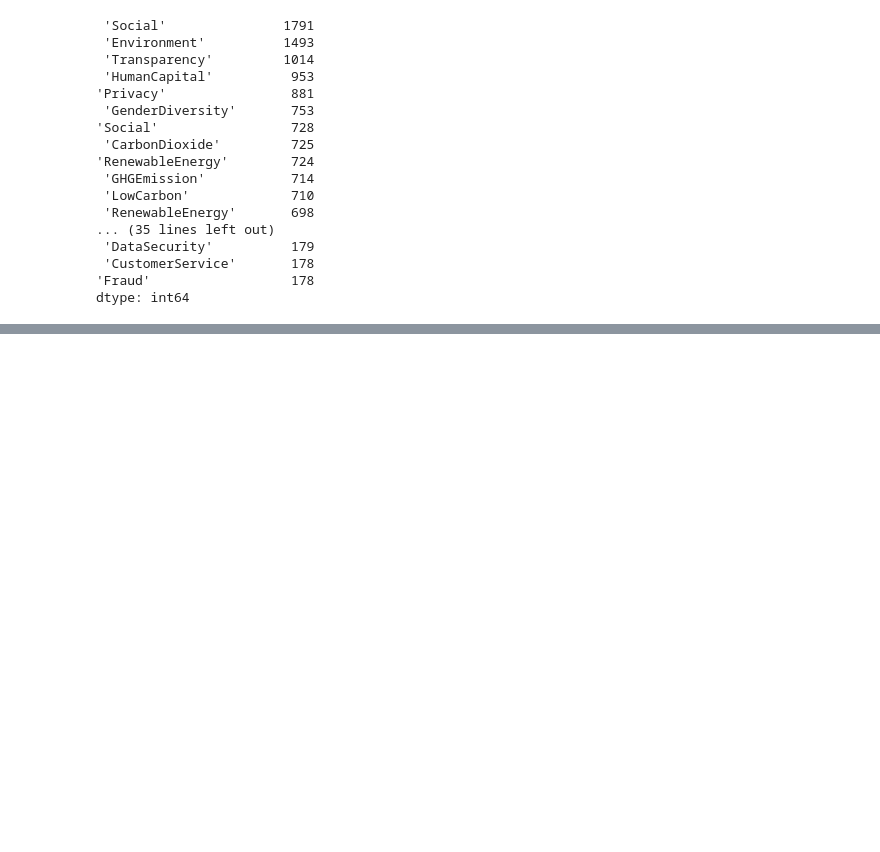
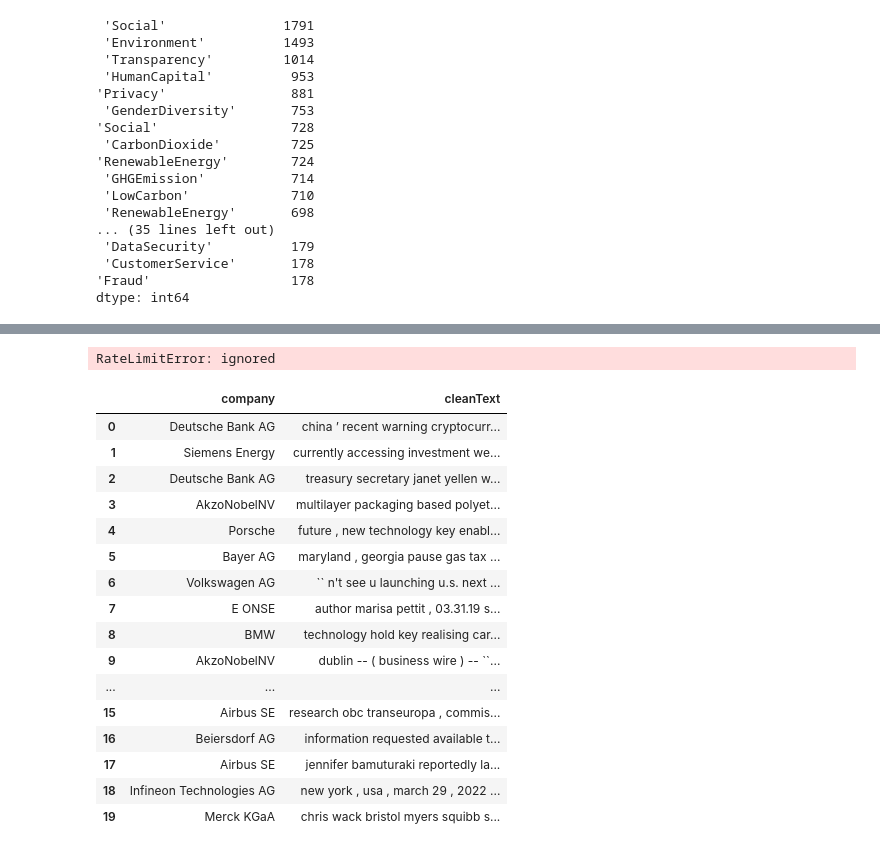
Before and after one commit to GeraldL19/Final-Year-Project-2024, a Jupyter notebook: DAX_trial_23_10_07.ipynb, the cells around one changed output, grey strips where cells are left out. Cells and saved outputs as stored; diff of their text form; code cells hidden in the pictures; blank space fills up the shorter version.

````diff
--- a/DAX_trial_23_10_07.ipynb
+++ b/DAX_trial_23_10_07.ipynb
@@ -128,0 +263,23 @@ dtype: int64
+# %%
+# ChatGPT 3.5 turbo
+
+def get_completion(prompt, model="gpt-3.5-turbo"):
+    messages = [{"role": "user", "content": prompt}]
+    response = openai.ChatCompletion.create(
+        model=model,
+        messages=messages,
+        temperature=0,
+    )
+    return response.choices[0].message["cleanText"]
+
+prompt = f"""
+I have obtained 500 sentences from the content of ESG reports of several companies and put it in a dataframe.
+These reports aim at informing the public over the company's initiatives and progress regarding Environment, Social and Governance matters.
+Please assign a value of 1.0 for positive sentiment, 0.5 for neutral sentiment, or 0.0 for negative sentiment, for each sentence. \
+Sentences: ```{df_sentences_sample}```
+"""
+
+response = get_completion(prompt)
+print(response) # response denies the request
+# %% [output]
+RateLimitError: ignored
@@ -128,0 +288,25 @@ dtype: int64
+# %%
+df_sentences = filtered_df[['company','cleanText']].copy()
+# %%
+
+df_sentences_sample = df_sentences.sample(n = 20)
+df_sentences_sample = df_sentences_sample.reset_index(drop = True)
+df_sentences_sample
+# %% [output]
+|  | company | cleanText |
+| 0 | Deutsche Bank AG | china ’ recent warning cryptocurr... |
+| 1 | Siemens Energy | currently accessing investment we... |
+| 2 | Deutsche Bank AG | treasury secretary janet yellen w... |
+| 3 | AkzoNobelNV | multilayer packaging based polyet... |
+| 4 | Porsche | future , new technology key enabl... |
+| 5 | Bayer AG | maryland , georgia pause gas tax ... |
+| 6 | Volkswagen AG | `` n't see u launching u.s. next ... |
+| 7 | E ONSE | author marisa pettit , 03.31.19 s... |
+| 8 | BMW | technology hold key realising car... |
+| 9 | AkzoNobelNV | dublin -- ( business wire ) -- ``... |
+| ... | ... | ... |
+| 15 | Airbus SE | research obc transeuropa , commis... |
+| 16 | Beiersdorf AG | information requested available t... |
+| 17 | Airbus SE | jennifer bamuturaki reportedly la... |
+| 18 | Infineon Technologies AG | new york , usa , march 29 , 2022 ... |
+| 19 | Merck KGaA | chris wack bristol myers squibb s... |
````
Also changed, not shown: parts of 15 cells of this notebook.
